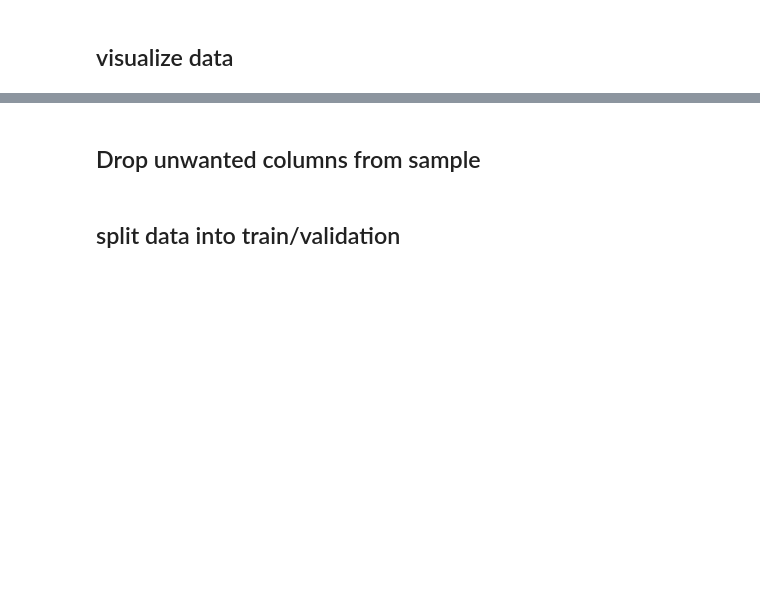
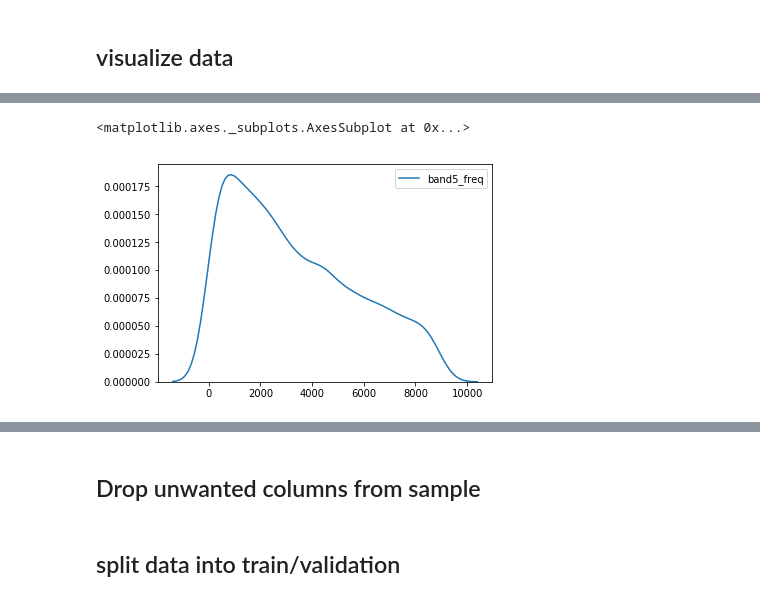
Before and after one commit to jonbatscha/earthquake_prediction, a Jupyter notebook: refactor.ipynb, the cells around one changed output, grey strips where cells are left out. Saved outputs shown, nothing was run; the diff lists cells and outputs as text; code cells hidden in the pictures; blank space fills up the shorter version.

```diff
--- a/refactor.ipynb
+++ b/refactor.ipynb
@@ -504,2 +560,7 @@ sns.kdeplot(eng_samples['time_to_failure'],eng_samples['mean'])
+# %%
+sns.kdeplot(eng_samples.band5_freq)
+# %% [output]
+<matplotlib.axes._subplots.AxesSubplot at 0x...>
+[figure, added]
 # %%
 sns.kdeplot(eng_samples.time_to_failure)
```
Also changed, not shown: parts of 24 cells of this notebook.
